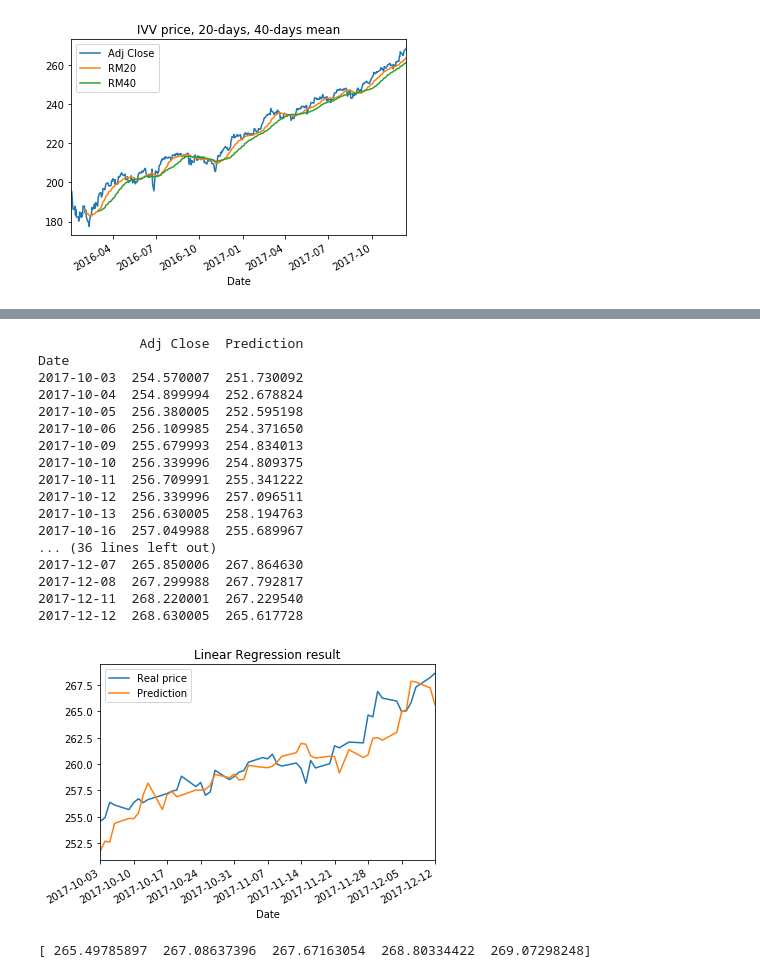
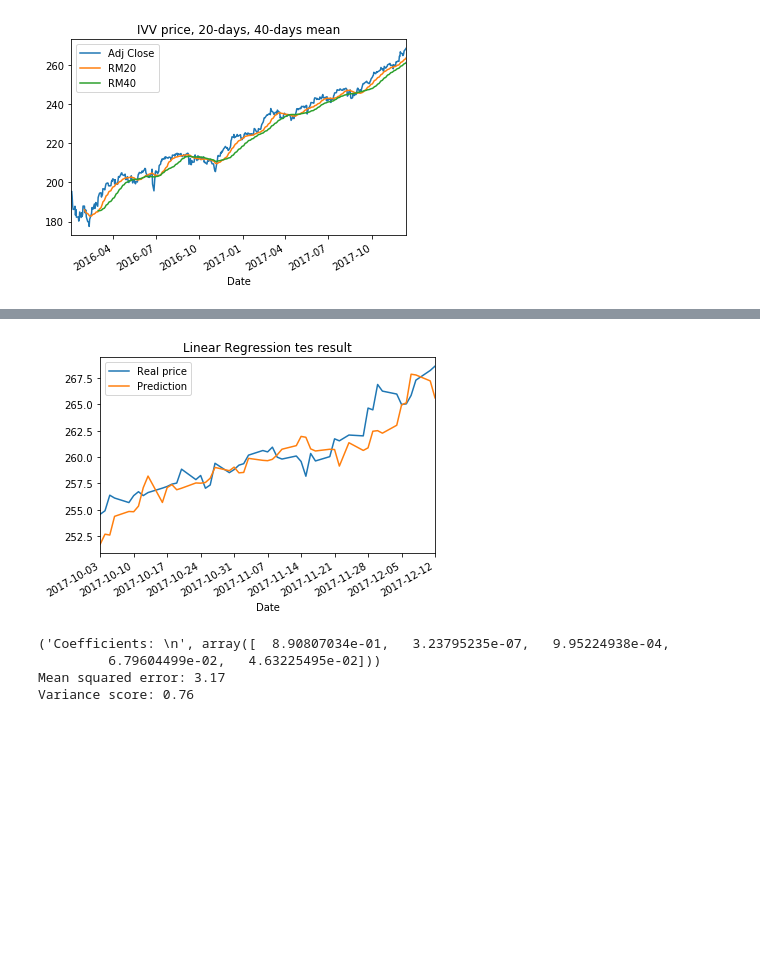
Before and after one commit to Chris-lee-cp/capstone, a Jupyter notebook: stock_predict_linear_regression.ipynb, the cells around one changed output, grey strips where cells are left out. Saved outputs shown, nothing was run; the diff lists cells and outputs as text; code cells hidden in the pictures; blank space fills up the shorter version.

```diff
--- a/stock_predict_linear_regression.ipynb
+++ b/stock_predict_linear_regression.ipynb
@@ -151,36 +121,28 @@ Variance score: 0.76
 # %%
 # plot linear regression result
 
 LR_result = pd.DataFrame(y_test)
 #print LR_result
 #print y_pred
 #print y_test
 
 LR_result = LR_result.assign(Prediction = y_pred)
-print LR_result
+# print LR_result
 LR_result = LR_result.rename(columns = {'Adj Close':'Real price'})
-LR_result[['Real price','Prediction']].plot(title='Linear Regression result')
+LR_result[['Real price','Prediction']].plot(title='Linear Regression tes result')
 plt.show()
 
-print y_future
+# The coefficients
+print('Coefficients: \n', regr.coef_)
+# The mean squared error
+print("Mean squared error: %.2f"
+      % mean_squared_error(y_test, y_pred))
+# Explained variance score: 1 is perfect prediction
+print('Variance score: %.2f' % r2_score(y_test, y_pred))
 # %% [output]
+[figure, new version]
-             Adj Close  Prediction
-Date
-2017-10-03  254.570007  251.730092
-2017-10-04  254.899994  252.678824
-2017-10-05  256.380005  252.595198
-2017-10-06  256.109985  254.371650
-2017-10-09  255.679993  254.834013
-2017-10-10  256.339996  254.809375
-2017-10-11  256.709991  255.341222
-2017-10-12  256.339996  257.096511
-2017-10-13  256.630005  258.194763
-2017-10-16  257.049988  255.689967
-... (36 lines left out)
-2017-12-07  265.850006  267.864630
-2017-12-08  267.299988  267.792817
-2017-12-11  268.220001  267.229540
-2017-12-12  268.630005  265.617728
+('Coefficients: \n', array([  8.90807034e-01,   3.23795235e-07,   9.95224938e-04,
+         6.79604499e-02,   4.63225495e-02]))
+Mean squared error: 3.17
+Variance score: 0.76
-[figure, old version]
-[ 265.49785897  267.08637396  267.67163054  268.80334422  269.07298248]
 # %%
```
Also changed, not shown: parts of 2 cells of this notebook.
